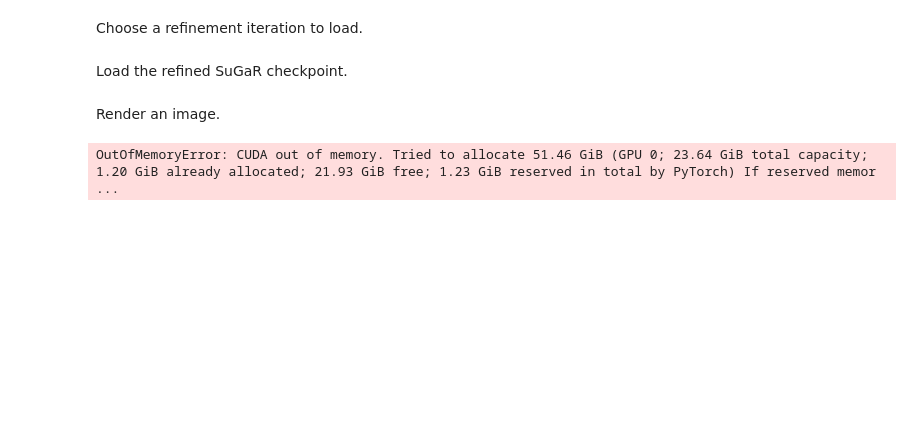
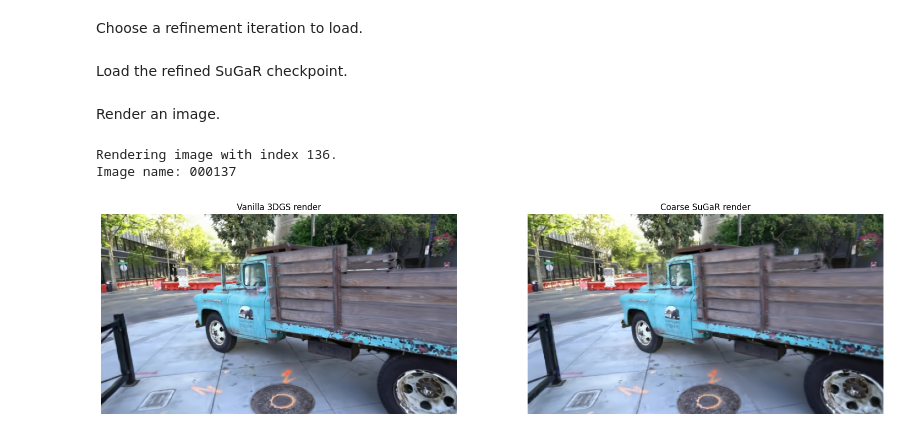
Before and after one commit to shaoyoubo/Supervised_Sugar, a Jupyter notebook: view_sugar_coarse_3dgs.ipynb, the cells around one changed output. Cells and saved outputs as stored; diff of their text form; code cells hidden in the pictures; blank space fills up the shorter version.

```diff
--- a/view_sugar_coarse_3dgs.ipynb
+++ b/view_sugar_coarse_3dgs.ipynb
@@ -52,12 +52,12 @@ use_custom_bbox = False
 Choose a data directory (the directory that contains the images subdirectory).
 # %%
 # Example
-source_path = './dataset/undistorted/'
+source_path = './dataset/resized/'
 # %% [markdown]
 Choose a corresponding vanilla Gaussian Splatting checkpoint directory.
 # %%
 # Example
-gs_checkpoint_path = './output/vanilla_gs/undistorted/'
+gs_checkpoint_path = './output/vanilla_gs/resized/'
 # %% [markdown]
 Load data and 3DGS checkpoint.
 # %%
@@ -90,7 +90,7 @@ The model has been trained for 7000 steps.
 # %% [markdown]
 Choose a corresponding refined SuGaR checkpoint directory (located in `refined/<your scene>`)
 # %%
-coarse_sugar_folder = "./output/coarse/undistorted/sugarcoarse_3Dgs7000_const_1_supervised_sdfestim02_sdfnorm02/"
+coarse_sugar_folder = "./output/coarse/resized/sugarcoarse_3Dgs7000_const_1_supervised_sdfestim02_sdfnorm2"
 # Change the iteration if needed (keeping same variable name for simplicity)
 refined_iteration_to_load = 15_000  # or whatever iteration you want to use
 
@@ -100,8 +100,10 @@ print(f"\nLoading config {coarse_sugar_path}...")
 
 # For coarse model, you typically use regular load function rather than load_refined_model
 from sugar_scene.sugar_model import SuGaR
-checkpoint = torch.load(coarse_sugar_path, map_location=nerfmodel.device)
+checkpoint = torch.load(coarse_sugar_path, map_location=nerfmodel.device, weights_only=False)
 
+print(checkpoint['state_dict']['_points'].shape)
+print(checkpoint['state_dict']['_sh_coordinates_dc'].shape)
 # Create a new SuGaR instance
 coarse_sugar = SuGaR(
     nerfmodel=nerfmodel,
@@ -109,6 +111,11 @@ coarse_sugar = SuGaR(
     colors=SH2RGB(checkpoint['state_dict']['_sh_coordinates_dc'][:, 0, :]),
     initialize=False,
     sh_levels=4,  # Adjust based on your model
-    learnable_positions=True
+    learnable_positions=True,
+    n_gaussians_per_surface_triangle=1,
+    beta_mode='average',
+    keep_track_of_knn=False,
+    knn_to_track=0,
 )
+coarse_sugar.load_state_dict(checkpoint['state_dict'])
 # %% [output]
@@ -123,38 +133,58 @@ Render an image.
 onsamerow = True
 also_render_vanilla_3dgs = True
 
 # -----Camera to render-----
 cameras_to_use = nerfmodel.training_cameras
 # cameras_to_use = nerfmodel.test_cameras
 
 cam_idx = np.random.randint(0, len(cameras_to_use.gs_cameras))
+
+print(f"Rendering image with index {cam_idx}.")
+print("Image name:", cameras_to_use.gs_cameras[cam_idx].image_name)
 # --------------------------
 
 # Replace refined_sugar with coarse_sugar in the rendering code
 coarse_sugar.eval()
 coarse_sugar.adapt_to_cameras(cameras_to_use)
 
 # ...rest of code remains the same but using coarse_sugar instead of refined_sugar
 
 with torch.no_grad():
     if also_render_vanilla_3dgs:
         gs_image = nerfmodel.render_image(
             nerf_cameras=cameras_to_use,
-            camera_indices=cam_idx).clamp(min=0, max=1)
+            camera_indices=cam_idx,
+            #override_color=torch.tensor([0.2,0.1,0.4],device="cuda").unsqueeze(0).unsqueeze(0).expand(nerfmodel.gaussians.get_features.shape)
+        ).clamp(min=0, max=1)
 
     sugar_image = coarse_sugar.render_image_gaussian_rasterizer(
         nerf_cameras=cameras_to_use,
         camera_indices=cam_idx,
         sh_deg=nerfmodel.gaussians.active_sh_degree,
         compute_color_in_rasterizer=True,
     ).nan_to_num().clamp(min=0, max=1)
 
-# Update the title in the visualization
-plt.figure(figsize=(10 * plot_ratio, 10 * plot_ratio))
-plt.axis("off")
-plt.title("Coarse SuGaR render")  # Changed from "Refined SuGaR render"
-plt.imshow(sugar_image.cpu().numpy())
-plt.show()
+
+
+plot_ratio = 2. # 0.7, 1.5, 5
+
+if also_render_vanilla_3dgs:
+    fig, axes = plt.subplots(1, 2, figsize=(10 * plot_ratio, 5 * plot_ratio))
+    axes[0].axis("off")
+    axes[0].set_title("Vanilla 3DGS render")
+    axes[0].imshow(gs_image.cpu().numpy())
+    axes[1].axis("off")
+    axes[1].set_title("Coarse SuGaR render")
+    axes[1].imshow(sugar_image.cpu().numpy())
+    plt.show()
+else:
+    plt.figure(figsize=(5 * plot_ratio, 5 * plot_ratio))
+    plt.axis("off")
+    plt.title("Coarse SuGaR render")
+    plt.imshow(sugar_image.cpu().numpy())
+    plt.show()
 torch.cuda.empty_cache()
 # %% [output]
-OutOfMemoryError: CUDA out of memory. Tried to allocate 51.46 GiB (GPU 0; 23.64 GiB total capacity; 1.20 GiB already allocated; 21.93 GiB free; 1.23 GiB reserved in total by PyTorch) If reserved memor ...
+Rendering image with index 136.
+Image name: 000137
+[figure, added]
```
Also changed, not shown: parts of 2 cells of this notebook, 17 other files.
